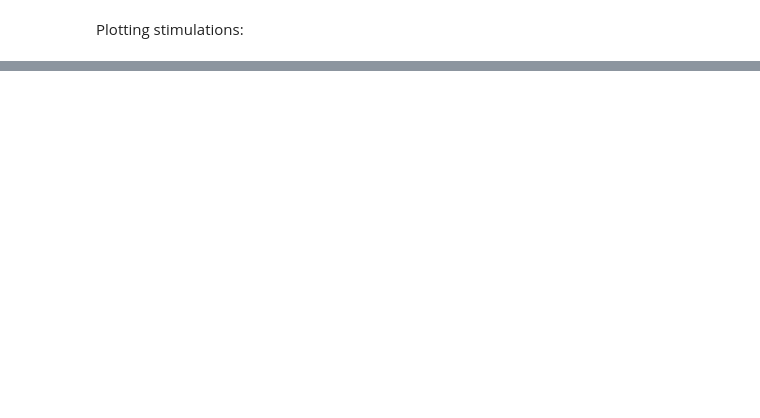
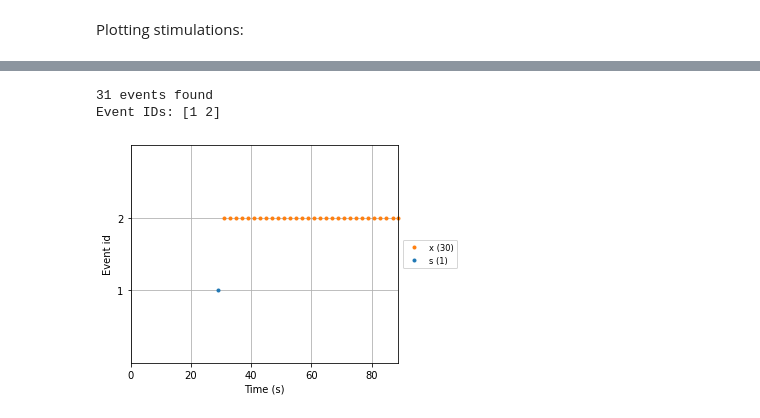
Before and after one commit to tmorshed/bme-1500, a Jupyter notebook: exploration.ipynb, the cells around one changed output, grey strips where cells are left out. Cells and saved outputs as stored; diff of their text form; code cells hidden in the pictures; blank space fills up the shorter version.

Commit message:
added events

```diff
--- a/exploration.ipynb
+++ b/exploration.ipynb
@@ -68,8 +70,8 @@ def load_to_df(markers, npzs, sno):
     return _marker, _df_data
 
 def df_to_mne(_marker, _df_data):
-    info = mne.create_info(ch_names=_marker['chNames'], sfreq=_marker['fs'], ch_types=(['eeg']*64)+(['misc']*7))
+    info = mne.create_info(ch_names=list(_df_data.index), sfreq=_marker['fs'], ch_types=(['eeg']*64)+(['misc']*7)+['stim'])
     info['subject_info']={"id":_marker['patientId']}
-    raw=mne.io.RawArray(_df_data.iloc[:-1, :],info)
+    raw=mne.io.RawArray(_df_data,info)
     raw.set_montage('standard_1020')
     return raw
@@ -96,2 +124,5 @@ _df_data.head()
 # %%
 raw = df_to_mne(_marker, _df_data)
+fs=float(raw.info['sfreq'])
+dt=1/fs
+raw
@@ -99,0 +144,8 @@ _df_data.tail()
+# %%
+intdict=dict(s=1, x=2)
+events=mne.find_events(raw)
+fig = mne.viz.plot_events(events, sfreq=fs,first_samp=raw.first_samp, event_id=intdict)
+# %% [output]
+31 events found
+Event IDs: [1 2]
+[figure, added]
```
Also changed, not shown: parts of 9 cells of this notebook.
